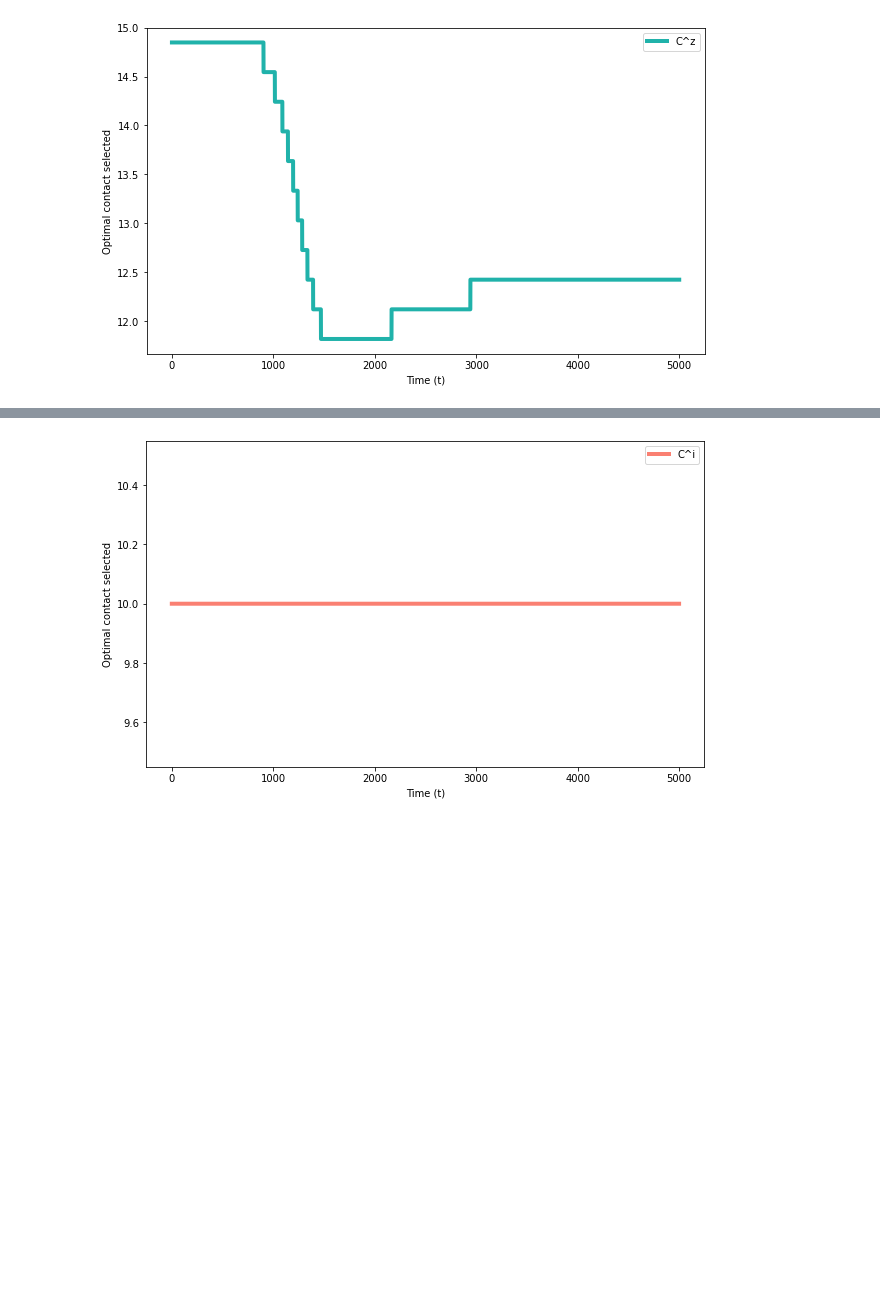
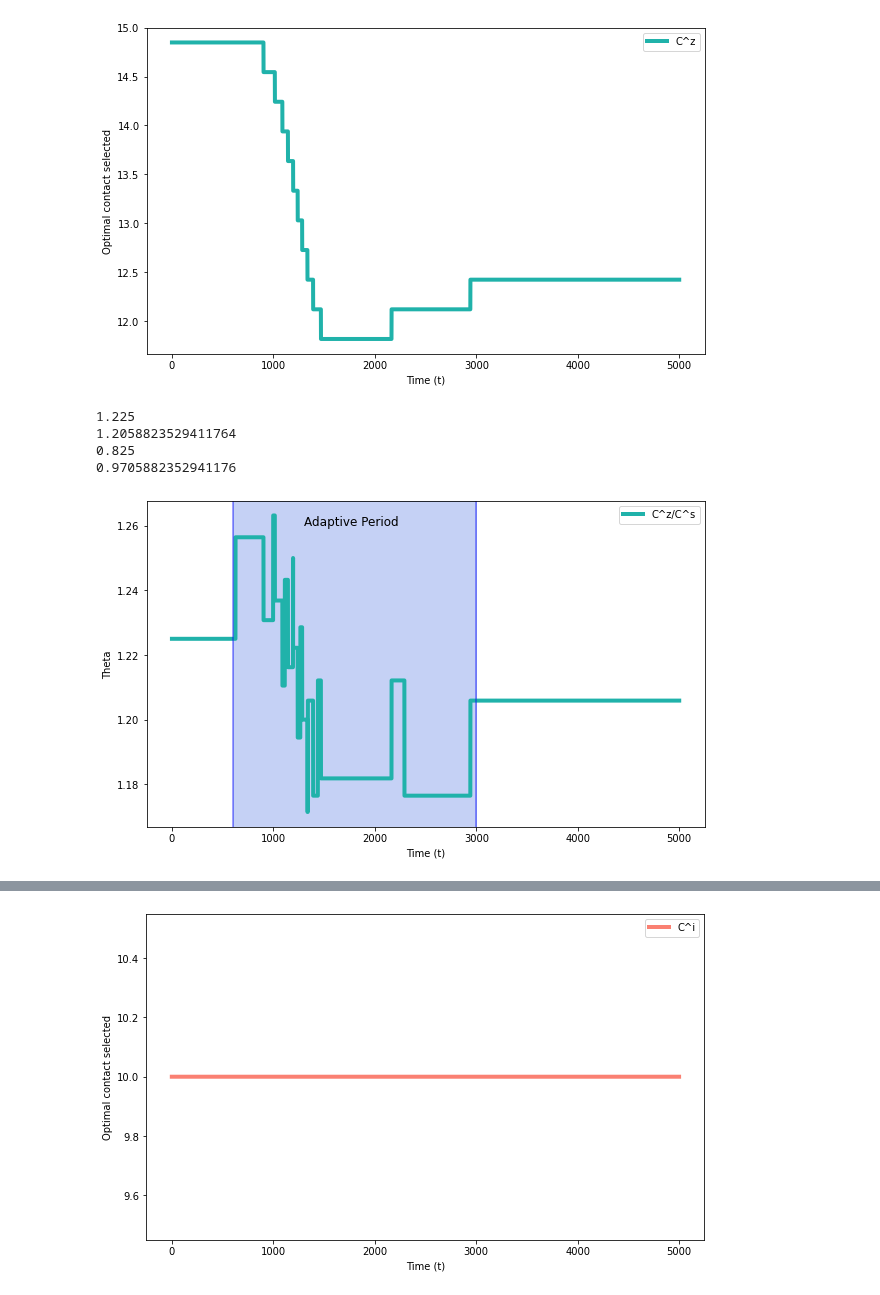
Before and after one commit to JimmyCalvoMonge/adaptive, a Jupyter notebook: design/adaptive/adaptive_use.ipynb, the cells around one changed output, grey strips where cells are left out. Cells and saved outputs as stored; diff of their text form; code cells hidden in the pictures; blank space fills up the shorter version.

```diff
--- a/design/adaptive/adaptive_use.ipynb
+++ b/design/adaptive/adaptive_use.ipynb
@@ -189,3 +191,48 @@ plt.rcParams["figure.figsize"] = (10,6)
 plt.show()
 # %% [output]
 [figure]
+# %%
+Cs = instance_adaptive.cs_history
+cs_unistep = []
+for i in tqdm(range(len(Cs))):
+    cs_unistep = cs_unistep + [Cs[i]]*instance_adaptive.steps
+
+Ci = instance_adaptive.ci_history
+ci_unistep = []
+for i in tqdm(range(len(Ci))):
+    ci_unistep = ci_unistep + [Ci[i]]*instance_adaptive.steps
+
+Cz = instance_adaptive.cz_history
+cz_unistep = []
+for i in tqdm(range(len(Cs))):
+    cz_unistep = cz_unistep + [Cz[i]]*instance_adaptive.steps
+
+kappas = [ci_unistep[i]/cs_unistep[i] for i in range(len(cs_unistep))]
+thetas = [cz_unistep[i]/cs_unistep[i] for i in range(len(cs_unistep))]
+
+print(thetas[0])
+print(thetas[-1])
+
+print(kappas[0])
+print(kappas[-1])
+# %% [output]
+1.225
+1.2058823529411764
+0.825
+0.9705882352941176
+# %%
+fig, ax = plt.subplots()
+ax.plot(np.linspace(0, instance_adaptive.t_max, len(cs_unistep)), thetas,
+         'lightseagreen', label="C^z/C^s", linewidth=4, )
+ax.axvline(x = 600, color = 'b', alpha=0.5)
+ax.axvline(x = 3000, color = 'b', alpha=0.5)
+ax.axvspan(600, 3000, alpha=0.3, color='royalblue')
+
+ax.text(1300, 1.26, r'Adaptive Period', fontsize=12)
+plt.xlabel("Time (t)")
+plt.ylabel("Theta")
+plt.legend(loc = "upper right")
+plt.rcParams["figure.figsize"] = (10,6)
+plt.show()
+# %% [output]
+[figure, added]
```
Also changed, not shown: parts of 11 cells of this notebook, 7 other files.
